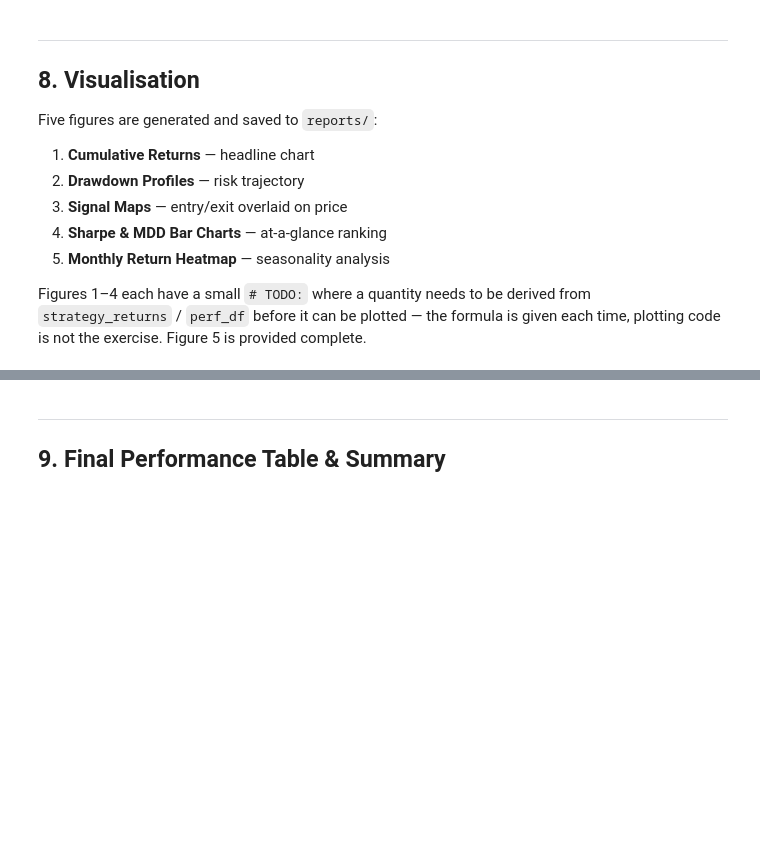
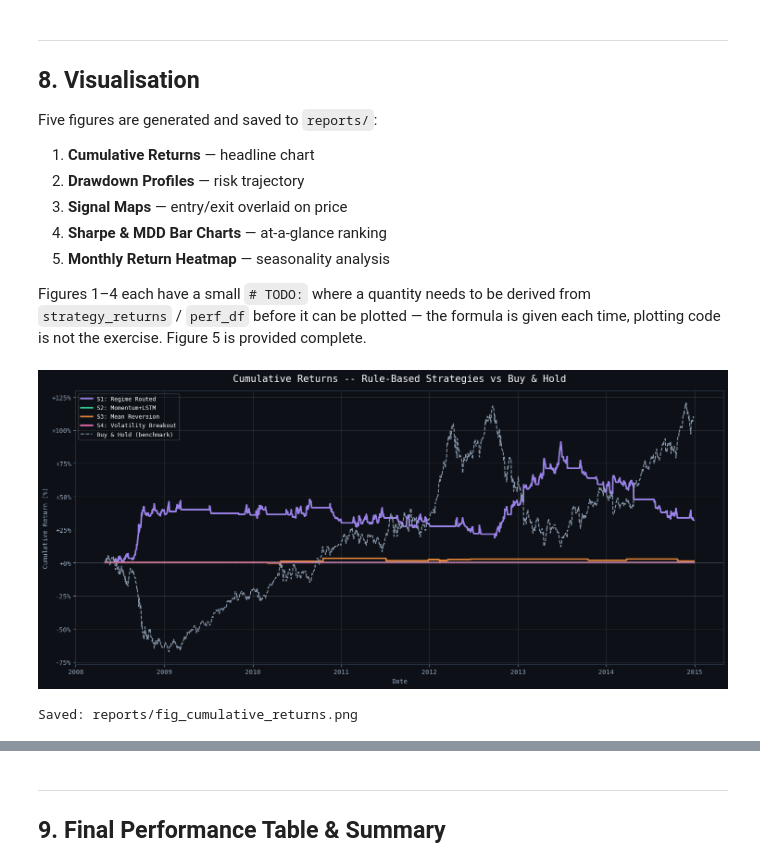
Before and after one commit to tavish-1721/Tavish-Singh-, a Jupyter notebook: Week5/Trading_Strategies.ipynb, the cells around one changed output, grey strips where cells are left out. Cells and saved outputs as stored; diff of their text form; code cells hidden in the pictures; blank space fills up the shorter version.

```diff
--- a/Week5/Trading_Strategies.ipynb
+++ b/Week5/Trading_Strategies.ipynb
@@ -738,9 +865,13 @@ def apply_master_trend_filter(signal, close_prices, window=TREND_FILTER_WINDOW,
 
     # TODO 5: Using `price`, `sma`, and `band`, identify bars that are in an
     #   established uptrend and bars that are in an established downtrend.
+    established_up=price>sma*(1+band)
+    established_down=price<sma*(1-band)
     #   Veto shorts (`signal == -1`) in the former and longs (`signal == 1`)
     #   in the latter; leave everything else in `signal` unchanged.
     filtered = signal.copy()
+    filtered[(signal==-1)& established_up]=0
+    filtered[(signal==1)& established_down]=0
 
     return filtered
 
@@ -793,7 +929,7 @@ def risk_managed_backtest(signals, close_prices, tc=TRANSACTION_COST,
     #   formula:  vol_scalar = clip(vol_target / realized_vol, 0, max_leverage)
     #   i.e. size UP in calm markets, size DOWN in violent ones, capped so you
     #   never exceed max_leverage.
-    vol_scalar = np.ones(n)
+    vol_scalar = np.clip(vol_target/realized_vol,0.0,max_leverage)
 
     position       = np.zeros(n)
     entry_price    = np.nan
@@ -823,7 +959,8 @@ def risk_managed_backtest(signals, close_prices, tc=TRANSACTION_COST,
     # TODO (backtest-b): transaction-cost drag.
     #   formula:  tc_drag[t] = |position[t] - position[t-1]| * tc
     #   (position[-1] is treated as 0 for the very first bar)
-    tc_drag = np.zeros(n)
+    prev_position=np.concatenate([[0.0],position[:-1]])
+    tc_drag = np.abs(position-prev_position)*tc
 
     return pd.Series(gross_ret - tc_drag, name='daily_return')
 
@@ -881,8 +1026,11 @@ def sharpe_ratio(daily_returns, rf_daily=RISK_FREE_RATE):
     (return 0.0 if the standard deviation is 0, to avoid dividing by zero)
     """
     # TODO: implement using the formula above
-    return 0.0
-
+    excess=daily_returns-rf_daily
+    std=excess.std()
+    if std==0:
+      return 0.0
+    return excess.mean()/std*np.sqrt(252)
 
 def max_drawdown(daily_returns):
     """
@@ -894,15 +1042,17 @@ def max_drawdown(daily_returns):
         MDD         = -min(drawdown)   (reported as a positive number)
     """
     # TODO: implement using the formula above
-    return 0.0
-
+    cum=(1+daily_returns).cumprod()
+    running_max=cum.cummax()
+    drawdown=(cum-running_max)/running_max
+    return -drawdown.min()
 
 def total_return(daily_returns):
     """
     formula: cumulative product of (1 + daily_returns), minus 1, at the final bar.
     """
     # TODO: implement using the formula above
-    return 0.0
+    return (1+daily_returns).cumprod().iloc[-1]-1
 
 
 def annualised_return(daily_returns, trading_days=252):
@@ -913,7 +1063,9 @@ def annualised_return(daily_returns, trading_days=252):
     final bar, and n is the number of return observations.
     """
     # TODO: implement using the formula above
-    return 0.0
+    cum_final=(1+daily_returns).cumprod().iloc[-1]
+    n=len(daily_returns)
+    return cum_final**(trading_days/n)-1
 
 
 def win_rate(signals, daily_mkt_ret):
@@ -926,7 +1078,11 @@ def win_rate(signals, daily_mkt_ret):
     (return 0.0 if there are no active days)
     """
     # TODO: implement using the formula above
-    return 0.0
+    active=signals!=0
+    if active.sum()==0:
+      return 0.0
+    pnl=signals[active]*daily_mkt_ret[active]
+    return float((pnl>0).mean())
 
 
 strategy_labels  = [
@@ -1012,34 +1189,37 @@ COLORS = {
 dates = pd.to_datetime(df_test_eff['date'].values)
 
 fig, ax = plt.subplots(figsize=(15, 7))
 fig.patch.set_facecolor('#0d1117')
 ax.set_facecolor('#0d1117')
 
 for label, r in zip(strategy_labels, strategy_returns):
     # TODO: compute the cumulative return series `cum` for this strategy.
     #   formula: cumulative product of (1 + r), minus 1
-    cum = np.zeros(len(r))
+    cum = (1+r).cumprod()-1
 
     lw  = 1.5 if 'benchmark' in label else 2.5
     ls  = '--' if 'benchmark' in label else '-'
     ax.plot(dates, cum * 100, label=label, color=COLORS[label], lw=lw, ls=ls, alpha=0.92)
 
 ax.axhline(0, color='#475569', lw=0.8, ls=':')
 ax.set_title('Cumulative Returns -- Rule-Based Strategies vs Buy & Hold',
              color='white', fontsize=15, pad=14)
 ax.set_xlabel('Date', color='#94a3b8')
 ax.set_ylabel('Cumulative Return (%)', color='#94a3b8')
 ax.tick_params(colors='#94a3b8')
 ax.yaxis.set_major_formatter(mticker.FuncFormatter(lambda x, _: f'{x:+.0f}%'))
 ax.legend(loc='upper left', framealpha=0.25, fontsize=9)
 ax.grid(True, alpha=0.15)
 for spine in ax.spines.values():
     spine.set_edgecolor('#334155')
 
 plt.tight_layout()
 fig.savefig(os.path.join(REPORTS_DIR, 'fig_cumulative_returns.png'), dpi=150, bbox_inches='tight')
 plt.show()
 print('Saved: reports/fig_cumulative_returns.png')
+# %% [output]
+[figure, added]
+Saved: reports/fig_cumulative_returns.png
 # %%
 # ============================================================
 # Figure 2 -- Drawdown Profiles
```
Also changed, not shown: parts of 13 cells of this notebook.
